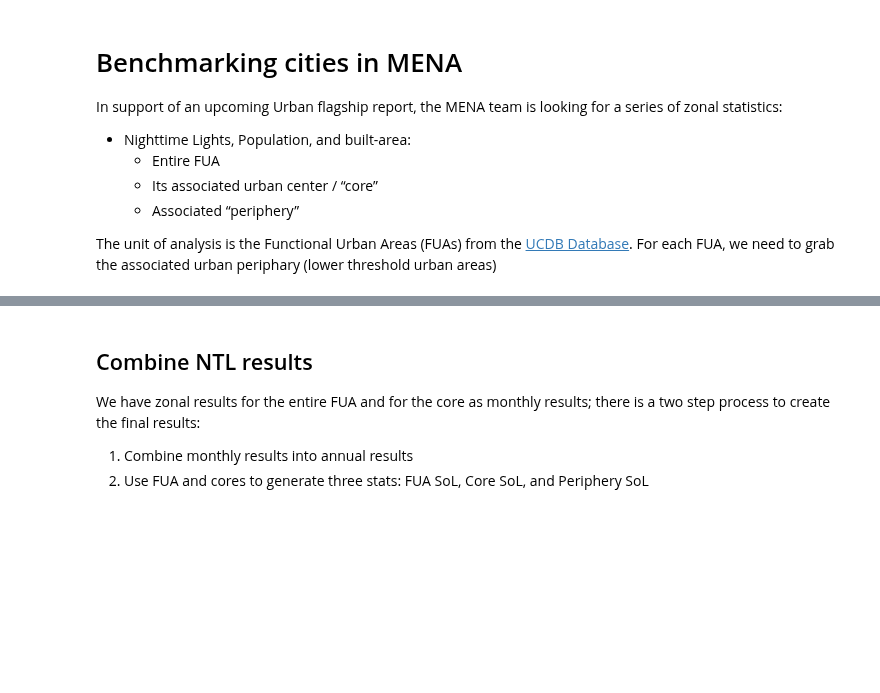
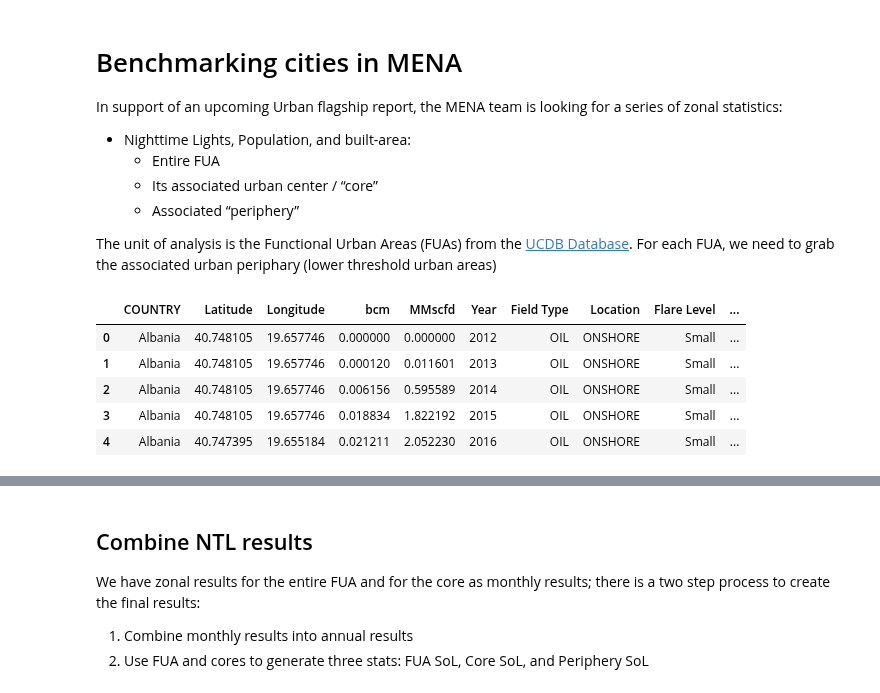
Before and after one commit to worldbank/GOSTurban, a Jupyter notebook: notebooks/Implementations/MENA_Benchmarking/NTL_zonal_stats.ipynb, the cells around one changed output, grey strips where cells are left out. Cells and saved outputs as stored; diff of their text form; code cells hidden in the pictures; blank space fills up the shorter version.

```diff
--- a/notebooks/Implementations/MENA_Benchmarking/NTL_zonal_stats.ipynb
+++ b/notebooks/Implementations/MENA_Benchmarking/NTL_zonal_stats.ipynb
@@ -23,8 +31,23 @@ import GOSTrocks.rasterMisc as rMisc
 # %%
 data_folder = "s3://wbg-geography01/URBANIZATION/MENA/Extents/"
-ucdb_file       = "/home/wb411133/Code/GOSTurban/GHS_STAT_UCDB2015MT_GLOBE_R2019A_V1_2.gpkg"
+ucdb_file       = "/home/wb411133/Code/GOSTurban/GHS_STAT_UCDB2015MT_GLOBE_R2019A/GHS_STAT_UCDB2015MT_GLOBE_R2019A_V1_2.gpkg"
 fua_file        = os.path.join(data_folder, "GHS_FUA_UCDB2015_GLOBE_R2019A_54009_1K_V1_0.gpkg")
 fua_peripheries = os.path.join(data_folder, "FUA_peripheries.gpkg")
+flaring_locations_file = "https://thedocs.worldbank.org/en/doc/d01b4aebd8a10513c0e341de5e1f652e-0400072024/related/2012-2023-individual-flare-volume-estimates.xlsx?_gl=1*19fhic5*_gcl_au*MzM5MTcxNjUwLjE3MTg2NTk5ODU."
+# %%
+flaring_d = pd.read_excel(flaring_locations_file)
+flaring_d['ID'] = flaring_d.index
+flaring_geoms = [Point(x) for x in zip(flaring_d['Longitude'], flaring_d['Latitude'])]
+flaring_d = gpd.GeoDataFrame(flaring_d, geometry=flaring_geoms, crs=4326)
+all_flares = flaring_d.unary_union
+flaring_d.head()
+# %% [output]
+|  | COUNTRY | Latitude | Longitude | bcm | MMscfd | Year | Field Type | Location | Flare Level | ... |
+| 0 | Albania | 40.748105 | 19.657746 | 0.000000 | 0.000000 | 2012 | OIL | ONSHORE | Small | ... |
+| 1 | Albania | 40.748105 | 19.657746 | 0.000120 | 0.011601 | 2013 | OIL | ONSHORE | Small | ... |
+| 2 | Albania | 40.748105 | 19.657746 | 0.006156 | 0.595589 | 2014 | OIL | ONSHORE | Small | ... |
+| 3 | Albania | 40.748105 | 19.657746 | 0.018834 | 1.822192 | 2015 | OIL | ONSHORE | Small | ... |
+| 4 | Albania | 40.747395 | 19.655184 | 0.021211 | 2.052230 | 2016 | OIL | ONSHORE | Small | ... |
 # %%
 inU = gpd.read_file(ucdb_file)
 # If the peripheries exists read them in, if not, create them
```
Also changed, not shown: parts of 18 cells of this notebook, 1 other file.
